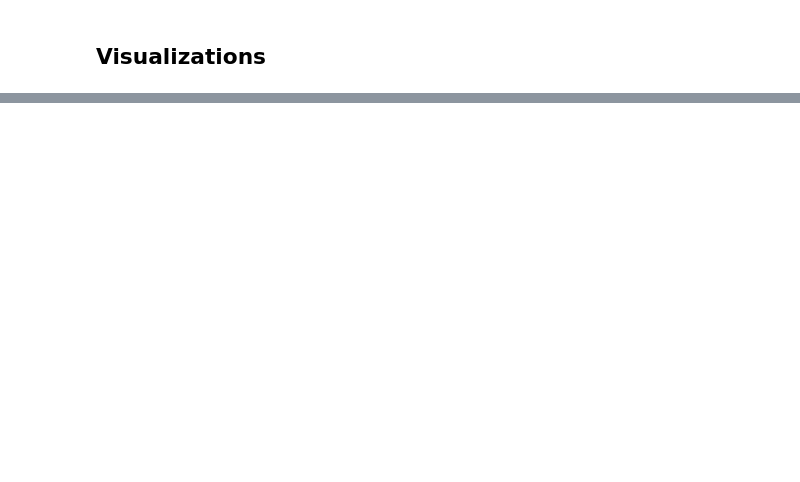
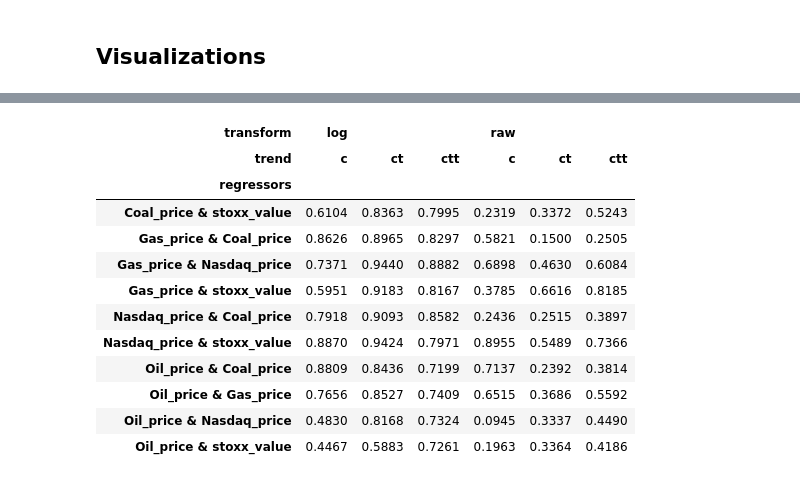
Before and after one commit to kacperskora/Research-S_i_T, a Jupyter notebook: notebooks/02_cointegration.ipynb, the cells around one changed output, grey strips where cells are left out. Drawn from its saved outputs; the diff is of its cells as text; code cells hidden in the pictures; blank space fills up the shorter version.

```diff
--- a/notebooks/02_cointegration.ipynb
+++ b/notebooks/02_cointegration.ipynb
@@ -579,0 +335,19 @@ print(rank_test.summary())
+# %%
+# pary
+coint_res.query("group == 'pair'").pivot_table(
+    index="regressors", columns=["transform", "trend"], values="p_value"
+).round(4)
+# %% [output]
+| transform | log |  |  | raw |  |  |
+| trend | c | ct | ctt | c | ct | ctt |
+| regressors |  |  |  |  |  |  |
+| Coal_price & stoxx_value | 0.6104 | 0.8363 | 0.7995 | 0.2319 | 0.3372 | 0.5243 |
+| Gas_price & Coal_price | 0.8626 | 0.8965 | 0.8297 | 0.5821 | 0.1500 | 0.2505 |
+| Gas_price & Nasdaq_price | 0.7371 | 0.9440 | 0.8882 | 0.6898 | 0.4630 | 0.6084 |
+| Gas_price & stoxx_value | 0.5951 | 0.9183 | 0.8167 | 0.3785 | 0.6616 | 0.8185 |
+| Nasdaq_price & Coal_price | 0.7918 | 0.9093 | 0.8582 | 0.2436 | 0.2515 | 0.3897 |
+| Nasdaq_price & stoxx_value | 0.8870 | 0.9424 | 0.7971 | 0.8955 | 0.5489 | 0.7366 |
+| Oil_price & Coal_price | 0.8809 | 0.8436 | 0.7199 | 0.7137 | 0.2392 | 0.3814 |
+| Oil_price & Gas_price | 0.7656 | 0.8527 | 0.7409 | 0.6515 | 0.3686 | 0.5592 |
+| Oil_price & Nasdaq_price | 0.4830 | 0.8168 | 0.7324 | 0.0945 | 0.3337 | 0.4490 |
+| Oil_price & stoxx_value | 0.4467 | 0.5883 | 0.7261 | 0.1963 | 0.3364 | 0.4186 |
```
Also changed, not shown: parts of 66 cells of this notebook.
